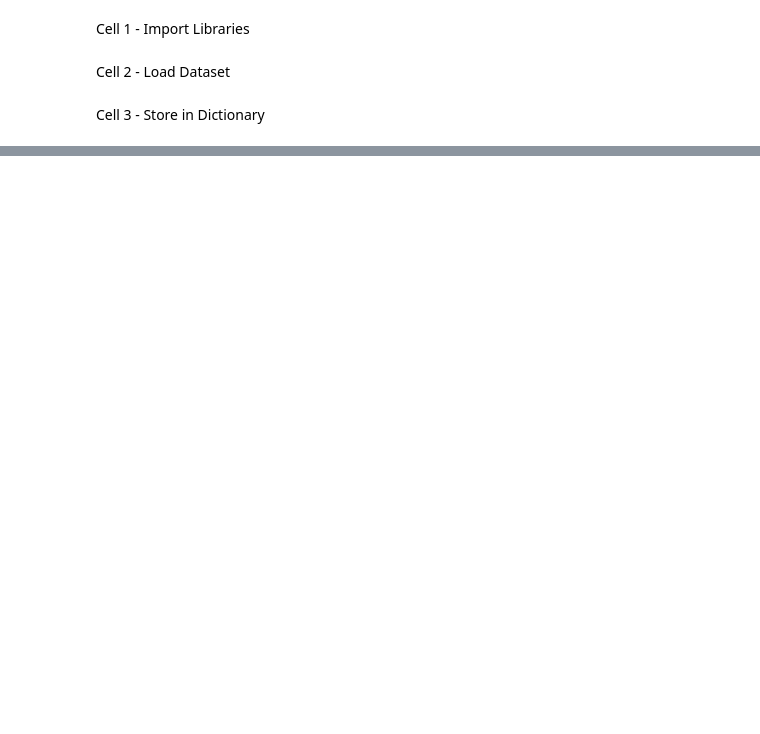
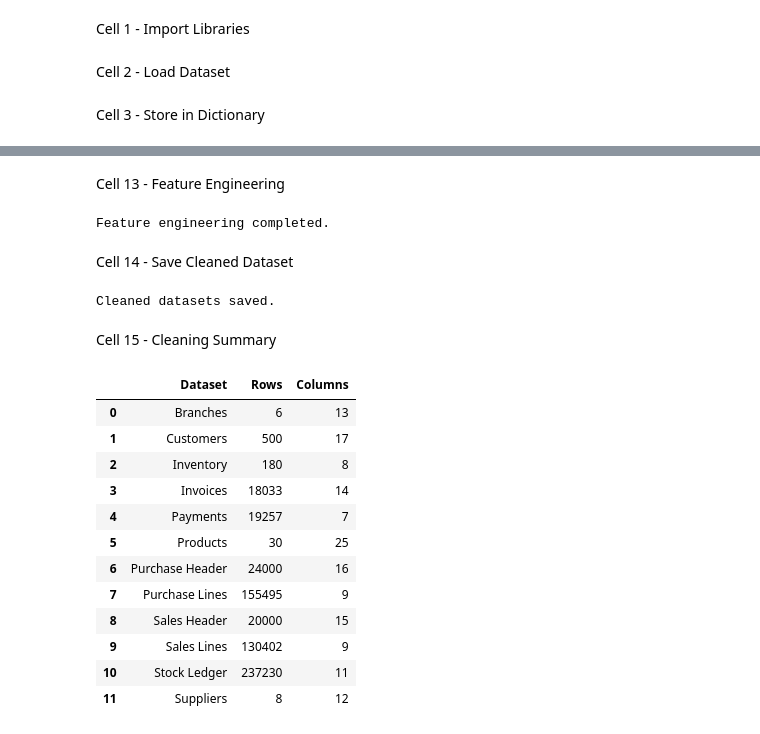
Before and after one commit to Riya-1923/Heavy-Supplier-Warehouse-Analytics, a Jupyter notebook: notebooks/Week2_Data_Cleaning.ipynb, the cells around one changed output, grey strips where cells are left out. Cells and saved outputs as stored; diff of their text form; code cells hidden in the pictures; blank space fills up the shorter version.

```diff
--- a/notebooks/Week2_Data_Cleaning.ipynb
+++ b/notebooks/Week2_Data_Cleaning.ipynb
@@ -40,0 +292,64 @@ datasets = {
+# %% [markdown]
+Cell 13 - Feature Engineering
+# %%
+for name, df in datasets.items():
+
+    date_columns = [col for col in df.columns if "date" in col]
+
+    for col in date_columns:
+
+        df[col] = pd.to_datetime(df[col], errors="coerce")
+
+        df[f"{col}_year"] = df[col].dt.year
+        df[f"{col}_month"] = df[col].dt.month
+
+print("Feature engineering completed.")
+# %% [output]
+Feature engineering completed.
+# %% [markdown]
+Cell 14 - Save Cleaned Dataset
+# %%
+import os
+
+os.makedirs("../data/cleaned", exist_ok=True)
+
+for name, df in datasets.items():
+
+    filename = name.lower().replace(" ", "_")
+
+    df.to_csv(
+        f"../data/cleaned/{filename}.csv",
+        index=False
+    )
+
+print("Cleaned datasets saved.")
+# %% [output]
+Cleaned datasets saved.
+# %% [markdown]
+Cell 15 - Cleaning Summary
+# %%
+summary = pd.DataFrame({
+
+    "Dataset":[x for x in datasets.keys()],
+
+    "Rows":[df.shape[0] for df in datasets.values()],
+
+    "Columns":[df.shape[1] for df in datasets.values()]
+
+})
+
+summary
+# %% [output]
+|  | Dataset | Rows | Columns |
+| 0 | Branches | 6 | 13 |
+| 1 | Customers | 500 | 17 |
+| 2 | Inventory | 180 | 8 |
+| 3 | Invoices | 18033 | 14 |
+| 4 | Payments | 19257 | 7 |
+| 5 | Products | 30 | 25 |
+| 6 | Purchase Header | 24000 | 16 |
+| 7 | Purchase Lines | 155495 | 9 |
+| 8 | Sales Header | 20000 | 15 |
+| 9 | Sales Lines | 130402 | 9 |
+| 10 | Stock Ledger | 237230 | 11 |
+| 11 | Suppliers | 8 | 12 |
```
Also changed, not shown: parts of 18 cells of this notebook, 12 other files.
